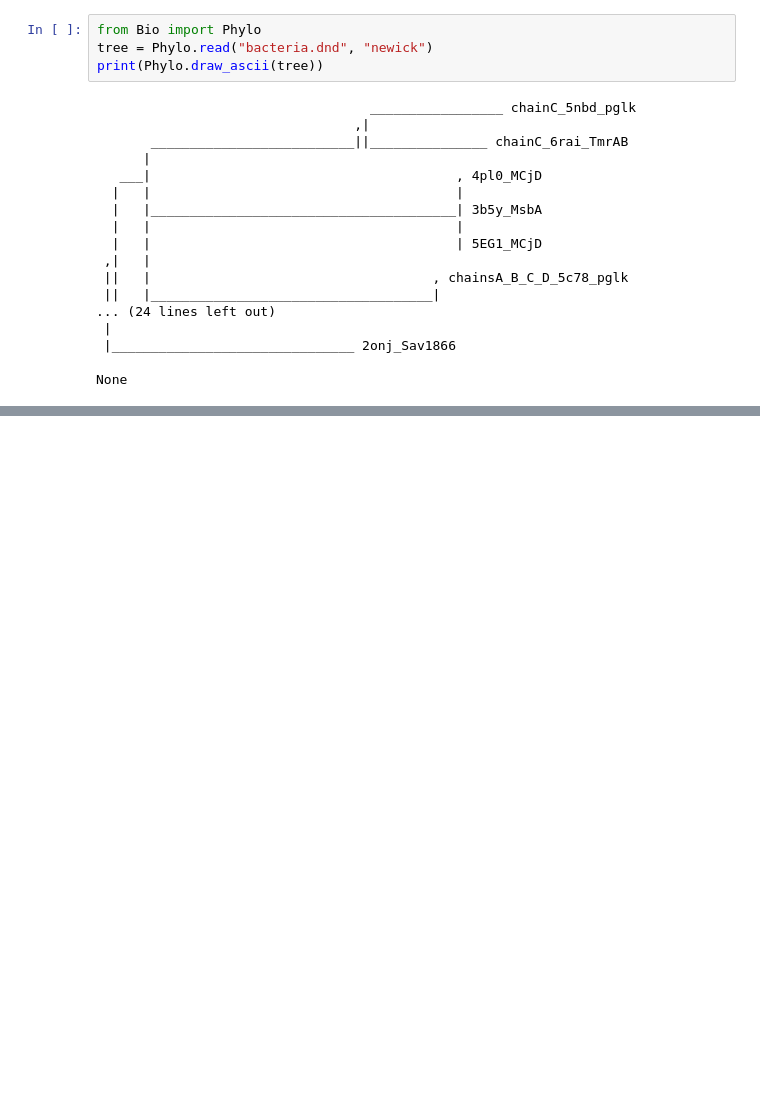
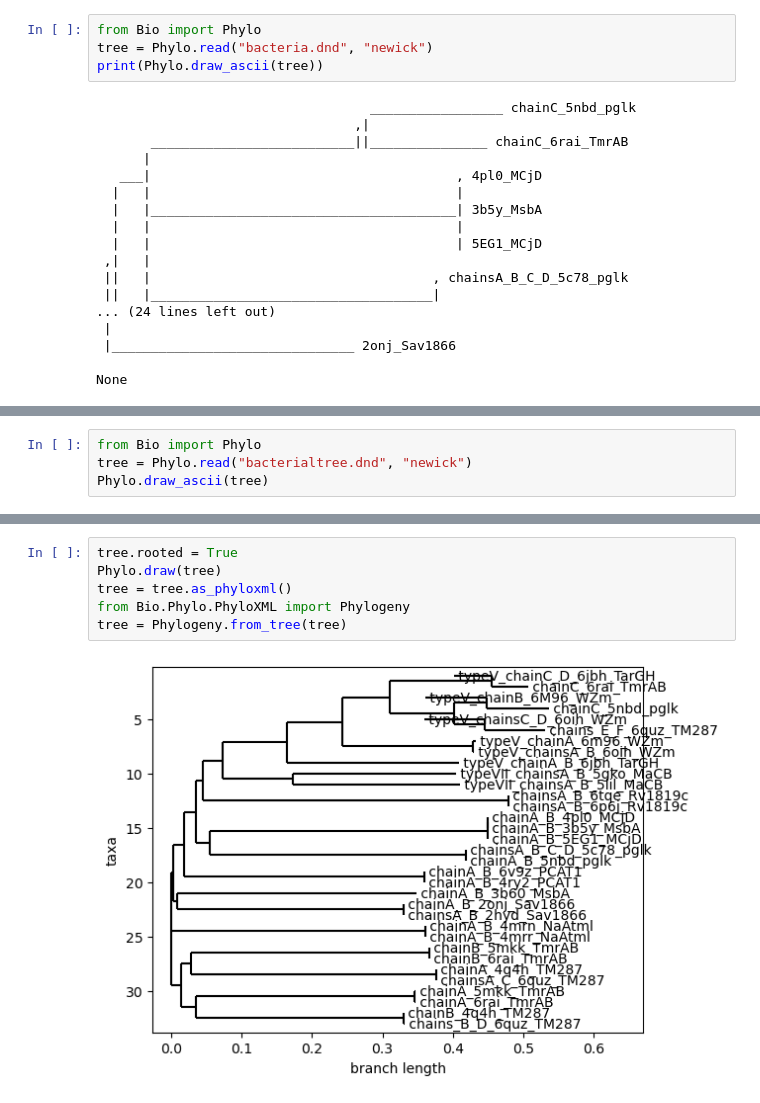
Before and after one commit to kdeerasinghe/abc-pumps, a Jupyter notebook: textbiopython.ipynb, the cells around one changed output, grey strips where cells are left out. Saved outputs shown, nothing was run; the diff lists cells and outputs as text; blank space fills up the shorter version.

Commit message:
create a phylo

```diff
--- a/textbiopython.ipynb
+++ b/textbiopython.ipynb
@@ -740,0 +821,4 @@ None
+# %%
+from Bio import Phylo
+tree = Phylo.read("bacterialtree.dnd", "newick")
+Phylo.draw_ascii(tree)
@@ -740,0 +843,8 @@ None
+# %%
+tree.rooted = True
+Phylo.draw(tree)
+tree = tree.as_phyloxml()
+from Bio.Phylo.PhyloXML import Phylogeny
+tree = Phylogeny.from_tree(tree)
+# %% [output]
+[figure, added]
```
Also changed, not shown: parts of 6 cells of this notebook.
